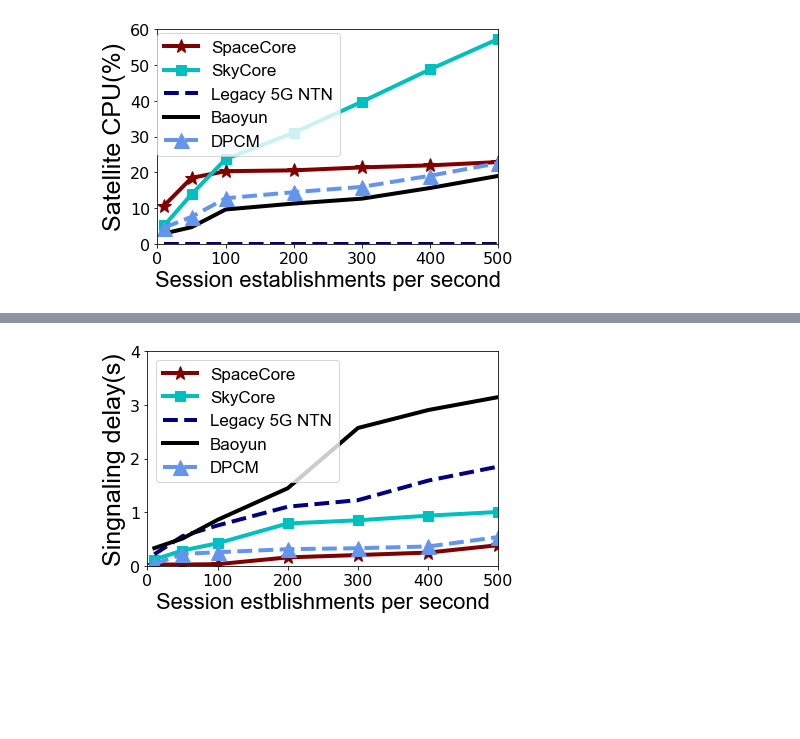
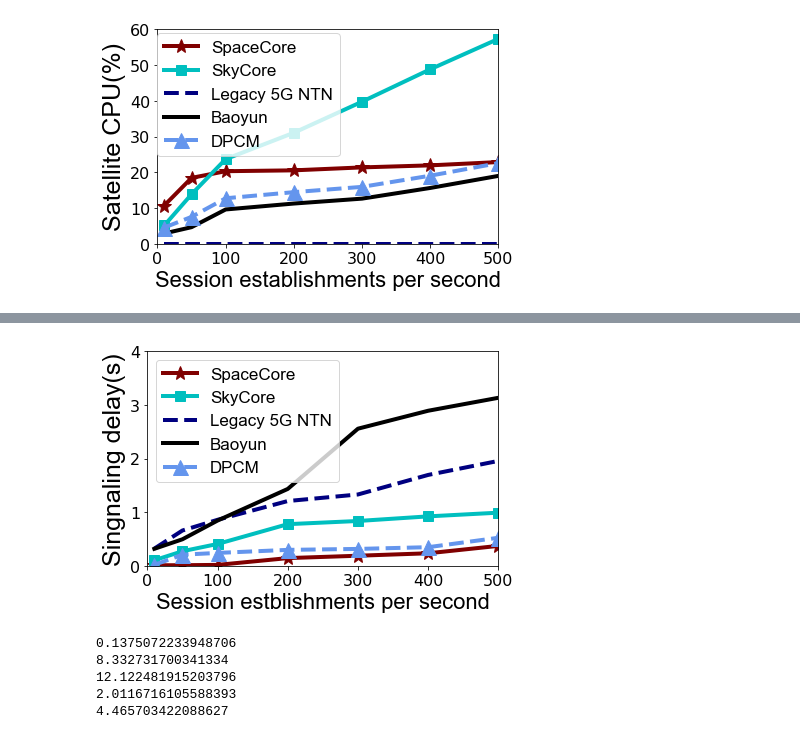
Before and after one commit to yuanjieli/SpaceCore-SIGCOMM22, a Jupyter notebook: Figures-and-Tables/figure17/figure17.ipynb, the cells around one changed output, grey strips where cells are left out. Cells and saved outputs as stored; diff of their text form; code cells hidden in the pictures; blank space fills up the shorter version.

```diff
--- a/Figures-and-Tables/figure17/figure17.ipynb
+++ b/Figures-and-Tables/figure17/figure17.ipynb
@@ -434,9 +479,9 @@ delay_line_ntn=[]
 delay_line_skycore=[]
 delay_skycore=[]
 delay_spacecore=[]
-delay_spacecore_line=[]
+delay_line_spacecore=[]
 delay_dpcm=[]
-delay_dpcm_line=[]
+delay_line_dpcm=[]
 for i in range(len(x)):
     lines=[]
     with open("data/session/delay/tiansuan/"+str(int(x[i]))+".txt","r") as file:
@@ -504,7 +549,7 @@ for i in range(len(x)):
     else:
         for j in temp_delay:
             ms=ms+j
-        delay_spacecore_line.append(ms/len(temp_delay))
+            delay_line_spacecore.append(ms/len(temp_delay))
 
 for i in range(len(x)):
     lines=[]
@@ -526,7 +571,7 @@ for i in range(len(x)):
     else:
         for j in temp_delay:
             ms=ms+j
-        delay_dpcm_line.append(ms/len(temp_delay))
+        delay_line_dpcm.append(ms/len(temp_delay))
 
 for i in range(len(x)):
     lines=[]
@@ -581,43 +633,52 @@ font3 = {'family' : 'Arial',
 'size'   : 22,
 }
 
+routing={'SpaceCore':0.007,'NTN':0.126,'SkyCore':0.007,'DPCM':0.007,'Tiansuan':0.007}
 
-xd_delay=0.00183333
-isl_delay=0.0020126
-skycore=list_add_num(delay_line_skycore,11*xd_delay)
+skycore=list_add_num(delay_line_skycore,routing["SkyCore"])
 
-
-
-ntn=list_add_num(delay_line_ntn,11*xd_delay)
-dpcm=list_add_num(delay_dpcm_line,11*xd_delay)
-spacecore=list_add_num(delay_spacecore_line,11*xd_delay)
-tiansuan=list_add_num(delay_line_tiansuan,11*xd_delay)
+ntn=list_add_num(delay_line_ntn,routing["NTN"])
+dpcm=list_add_num(delay_line_dpcm,routing["DPCM"])
+spacecore=list_add_num(delay_line_spacecore,routing["SpaceCore"])
+tiansuan=list_add_num(delay_line_tiansuan,routing["Tiansuan"])
 
 fig, ax = plt.subplots(figsize=(6,4))
 plt.ylim(0, 4)
 plt.xlim(0, 500)
 
 
 y_major_locator=MultipleLocator(1)
 
 ax.yaxis.set_major_locator(y_major_locator)
 
 l1=plt.plot(x,spacecore,color='maroon', marker='*',ms=15,lw=4,label='SpaceCore')
 l2=plt.plot(x,skycore,color='c',marker='s',ms=10,lw=4,label='SkyCore')
 l3=plt.plot(x,ntn,linestyle='--', color="navy", lw=4,label='Legacy 5G NTN')
 l4=plt.plot(x,tiansuan,color='black',lw=4,label='Baoyun')
 l5=plt.plot(x,dpcm,linestyle='--',lw=4, marker='^', color="cornflowerblue", ms=15,label='DPCM')
 
 plt.xlabel("Session estblishments per second",font3)
 plt.ylabel("Singnaling delay(s)",font1)
 plt.legend(prop=font2,loc="upper left")
 
 ax.tick_params(labelsize=16)
 
 
 plt.tight_layout()
-plt.savefig("figure17b-1.pdf")
-# plt.savefig("figure17b-1.png")
+# plt.savefig("figure17b-1.pdf")
+plt.savefig("figure17b-1.png")
 plt.show()
 # %% [output]
-[figure, old version]
+[figure, new version]
+# %%
+print(np.mean(spacecore))
+print(np.mean(ntn)/np.mean(spacecore)-1)
+print(np.mean(tiansuan)/np.mean(spacecore))
+print(np.mean(dpcm)/np.mean(spacecore))
+print(np.mean(skycore)/np.mean(spacecore))
+# %% [output]
+0.1375072233948706
+8.332731700341334
+12.122481915203796
+2.0116716105588393
+4.465703422088627
```
Also changed, not shown: parts of 4 cells of this notebook, 27 other files.
